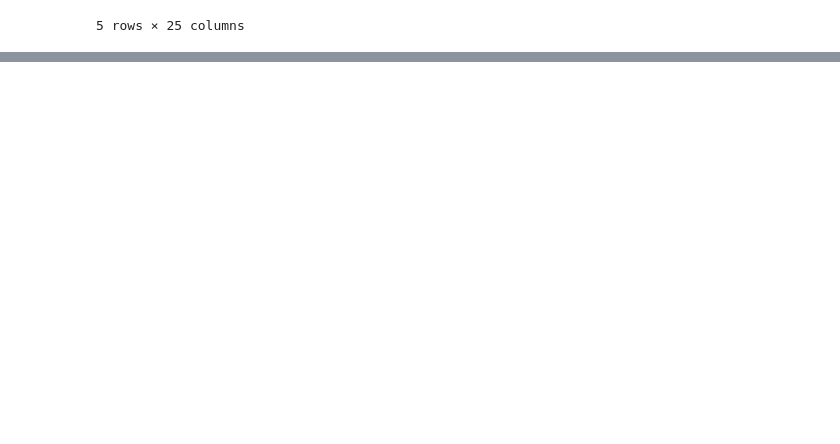
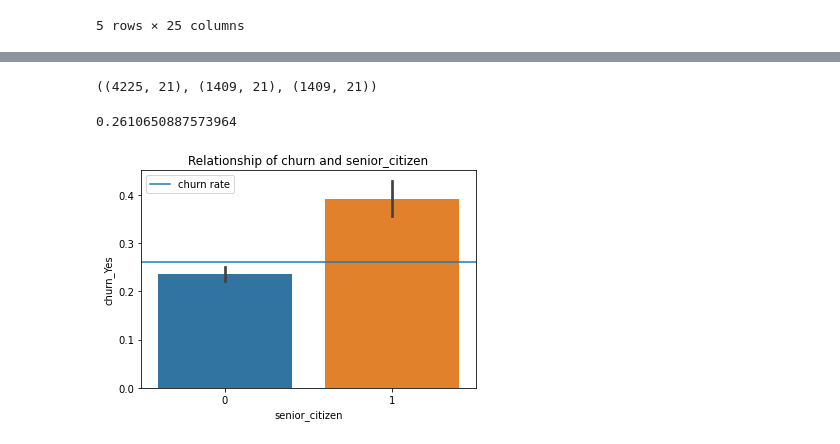
Before and after one commit to etclark3/classification-exercises, a Jupyter notebook: classification_exercises.ipynb, the cells around one changed output, grey strips where cells are left out. Drawn from its saved outputs; the diff is of its cells as text; code cells hidden in the pictures; blank space fills up the shorter version.

```diff
--- a/classification_exercises.ipynb
+++ b/classification_exercises.ipynb
@@ -526,0 +1146,11 @@ grab_telco_data().head()
+# %%
+def iris_analysis(i_train, col):
+    iris_vis(i_train, col)
+    acquire.test(i_db, 'species_id', col)
+# %%
+for col in i_num_vars:
+    print(iris_analysis(i_train, col))
+    print('-------')
+    print(pd.crosstab(i_train.species_id, i_train[col]))
+    print('-------')
+    print(stats.chi2_contingency(pd.crosstab(i_train.species_id, i_train[col])))
@@ -526,0 +1352,17 @@ grab_telco_data().head()
+# %%
+'''Cant forget to split your data'''
+tel_train, tel_validate, tel_test = split(encoded_telco)
+tel_train.shape, tel_validate.shape, tel_test.shape
+# %% [output]
+((4225, 21), (1409, 21), (1409, 21))
+# %%
+def tel_vis(tel_train, col):
+    plt.title('Relationship of churn and '+col)
+    sns.barplot(x=col, y='churn_Yes', data=tel_train)
+    plt.axhline(tel_train.churn_Yes.mean(), label='churn rate')
+    plt.legend()
+    plt.show()
+# %%
+tel_train.churn_Yes.mean()
+# %% [output]
+0.2610650887573964
@@ -526,0 +1371,4 @@ grab_telco_data().head()
+# %%
+tel_vis(tel_train, 'senior_citizen')
+# %% [output]
+[figure, added]
```
Also changed, not shown: parts of 101 cells of this notebook.
